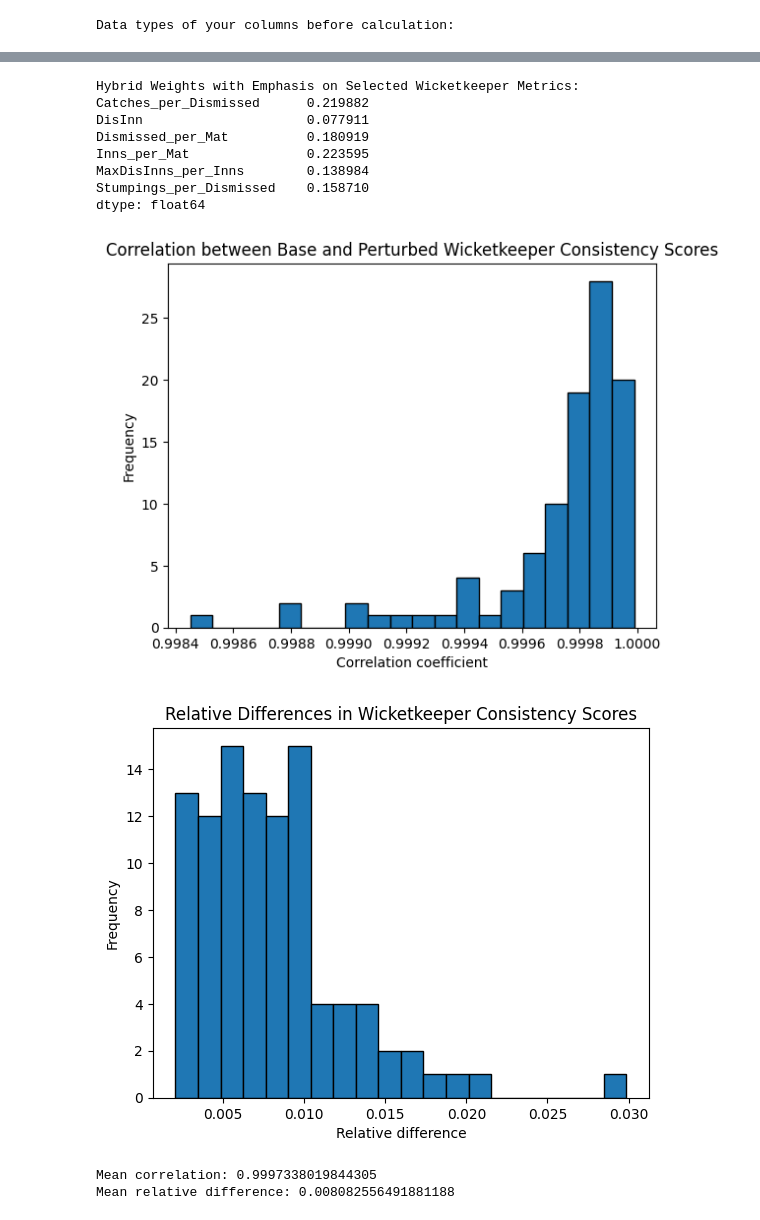
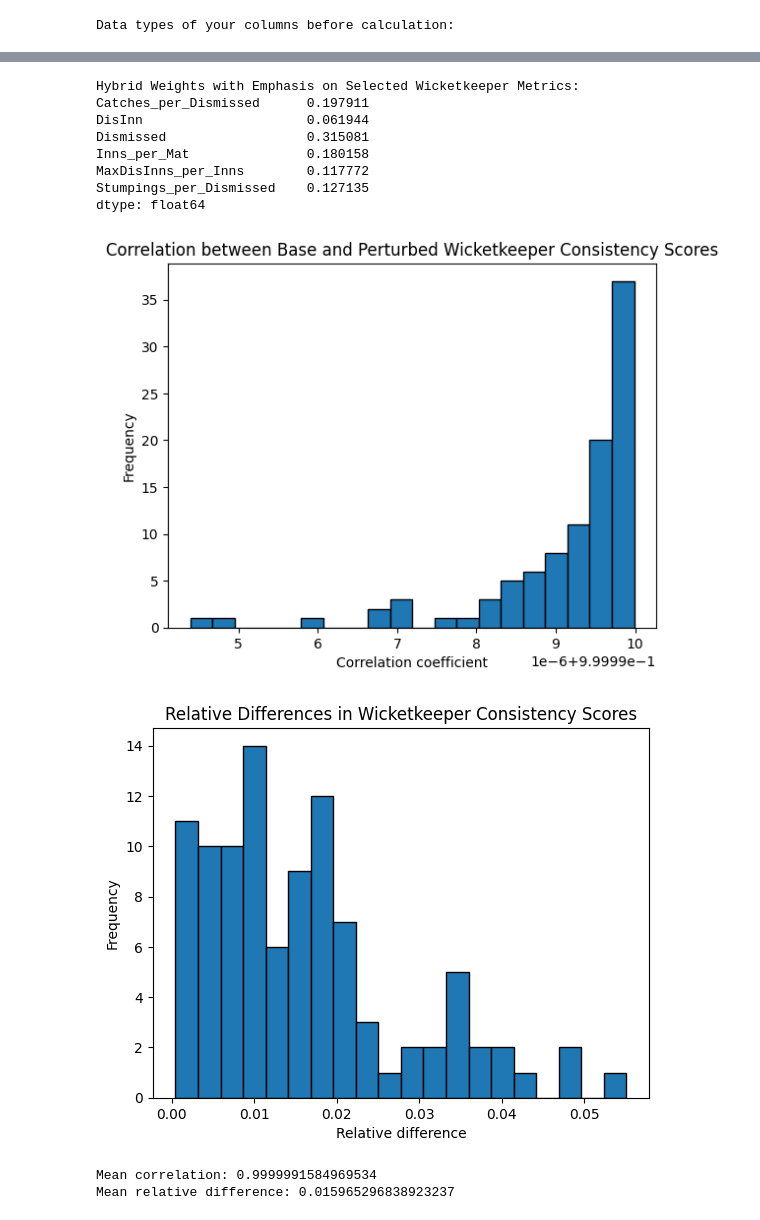
Before and after one commit to Siddharth2812/cricket-squad-selection, a Jupyter notebook: codes/Consistency/wicketKeeperConsistency.ipynb, the cells around one changed output, grey strips where cells are left out. Drawn from its saved outputs; the diff is of its cells as text; code cells hidden in the pictures.

```diff
--- a/codes/Consistency/wicketKeeperConsistency.ipynb
+++ b/codes/Consistency/wicketKeeperConsistency.ipynb
@@ -59,7 +59,7 @@ def calculate_wicketkeeper_formula_components(df):
 
     return df_components
 # %%
-data = pd.read_excel("../../all season cleaned data/wicket_keeperset_ipl.xlsx")
+data = pd.read_excel("../../cleaned all season/wicket_keeperset_ipl.xlsx")
 df = data.copy()
 print("Data types of your columns before calculation:")
 # %% [output]
@@ -299,27 +299,27 @@ dtype: float64
 import pandas as pd
 
 # Full list of metrics for wicketkeeper
-features = ['Inns_per_Mat', 'Dismissed_per_Mat', 'Catches_per_Dismissed',
+features = ['Inns_per_Mat', 'Dismissed', 'Catches_per_Dismissed',
             'Stumpings_per_Dismissed', 'MaxDisInns_per_Inns', 'DisInn']
 
 # Original AHP weights from expert pairwise comparisons for all metrics
 ahp_weights_series = pd.Series({
-    'Inns_per_Mat': 0.382497,
-    'Dismissed_per_Mat': 0.250402,
-    'Catches_per_Dismissed': 0.159580,
-    'Stumpings_per_Dismissed': 0.100630,
-    'MaxDisInns_per_Inns': 0.064077,
-    'DisInn': 0.042813
+    'Inns_per_Mat': 0.365421,
+    'Dismissed': 0.261304,
+    'Catches_per_Dismissed': 0.172563,
+    'Stumpings_per_Dismissed': 0.093258,
+    'MaxDisInns_per_Inns': 0.067981,
+    'DisInn': 0.039473
 })
 
 # Original PCA weights derived from PC1 loadings for all metrics
 pca_weights = pd.Series({
-    'DisInn': 0.250480,
-    'Dismissed_per_Mat': 0.229344,
-    'MaxDisInns_per_Inns': 0.163002,
-    'Catches_per_Dismissed': 0.122066,
-    'Stumpings_per_Dismissed': 0.122066,
-    'Inns_per_Mat': 0.113042
+    'DisInn': 0.240367,
+    'Dismissed': 0.235849,
+    'MaxDisInns_per_Inns': 0.157432,
+    'Catches_per_Dismissed': 0.128471,
+    'Stumpings_per_Dismissed': 0.123580,
+    'Inns_per_Mat': 0.114301
 })
 
 # Normalize both weight sets so that they sum to 1 (if not already)
@@ -336,7 +336,7 @@ hybrid_weights = alpha * ahp_weights_norm + (1 - alpha) * pca_weights_norm
 # In this example, we give a boost factor of 2 to the important metrics and leave the others unchanged (factor of 1).
 boost_factors = {
     'Inns_per_Mat': 1.0,
-    'Dismissed_per_Mat': 1.0,
+    'Dismissed': 2.0,
     'Catches_per_Dismissed': 2.0,
     'Stumpings_per_Dismissed': 2.0,
     'MaxDisInns_per_Inns': 2.0,
@@ -355,12 +355,12 @@ print("Hybrid Weights with Emphasis on Selected Wicketkeeper Metrics:")
 print(hybrid_weights_boosted)
 # %% [output]
 Hybrid Weights with Emphasis on Selected Wicketkeeper Metrics:
-Catches_per_Dismissed      0.219882
-DisInn                     0.077911
-Dismissed_per_Mat          0.180919
-Inns_per_Mat               0.223595
-MaxDisInns_per_Inns        0.138984
-Stumpings_per_Dismissed    0.158710
+Catches_per_Dismissed      0.197911
+DisInn                     0.061944
+Dismissed                  0.315081
+Inns_per_Mat               0.180158
+MaxDisInns_per_Inns        0.117772
+Stumpings_per_Dismissed    0.127135
 dtype: float64
 # %%
 import numpy as np
@@ -369,7 +369,7 @@ import matplotlib.pyplot as plt
 
 # Assuming 'calculations_with_data' is your DataFrame containing the derived metrics
 # and 'hybrid_weights_boosted' is your final weight Series with the index corresponding to:
-features = ['Inns_per_Mat', 'Dismissed_per_Mat', 'Catches_per_Dismissed',
+features = ['Inns_per_Mat', 'Dismissed', 'Catches_per_Dismissed',
             'Stumpings_per_Dismissed', 'MaxDisInns_per_Inns', 'DisInn']
 
 # Define a function to compute the composite consistency score for wicketkeepers
@@ -400,36 +400,36 @@ for i in range(n_iterations):
     perturbed_scores = compute_consistency_score(calculations_with_data, perturbed_weights)
     perturbed_scores_list.append(perturbed_scores)
 
 # For each perturbed set, compute the correlation with the base scores
 correlations = [np.corrcoef(base_scores, scores)[0, 1] for scores in perturbed_scores_list]
 
 # Also compute the mean relative difference between perturbed scores and base scores
 relative_differences = [
     np.mean(np.abs(scores - base_scores)) / np.mean(np.abs(base_scores))
     for scores in perturbed_scores_list
 ]
 
 # Plot the distribution of correlation coefficients
 plt.hist(correlations, bins=20, edgecolor='k')
 plt.title("Correlation between Base and Perturbed Wicketkeeper Consistency Scores")
 plt.xlabel("Correlation coefficient")
 plt.ylabel("Frequency")
 plt.show()
 
 # Plot the distribution of relative differences
 plt.hist(relative_differences, bins=20, edgecolor='k')
 plt.title("Relative Differences in Wicketkeeper Consistency Scores")
 plt.xlabel("Relative difference")
 plt.ylabel("Frequency")
 plt.show()
 
 # Print summary statistics
 print("Mean correlation:", np.mean(correlations))
 print("Mean relative difference:", np.mean(relative_differences))
 # %% [output]
-[figure, old version]
+[figure, new version]
-[figure, old version]
+[figure, new version]
-Mean correlation: 0.9997338019844305
-Mean relative difference: 0.008082556491881188
+Mean correlation: 0.9999991584969534
+Mean relative difference: 0.015965296838923237
 # %% [markdown]
 # FINAL CONSISTENCY SCORE CALCULATION
```
Also changed, not shown: parts of 10 cells of this notebook, 40 other files.
